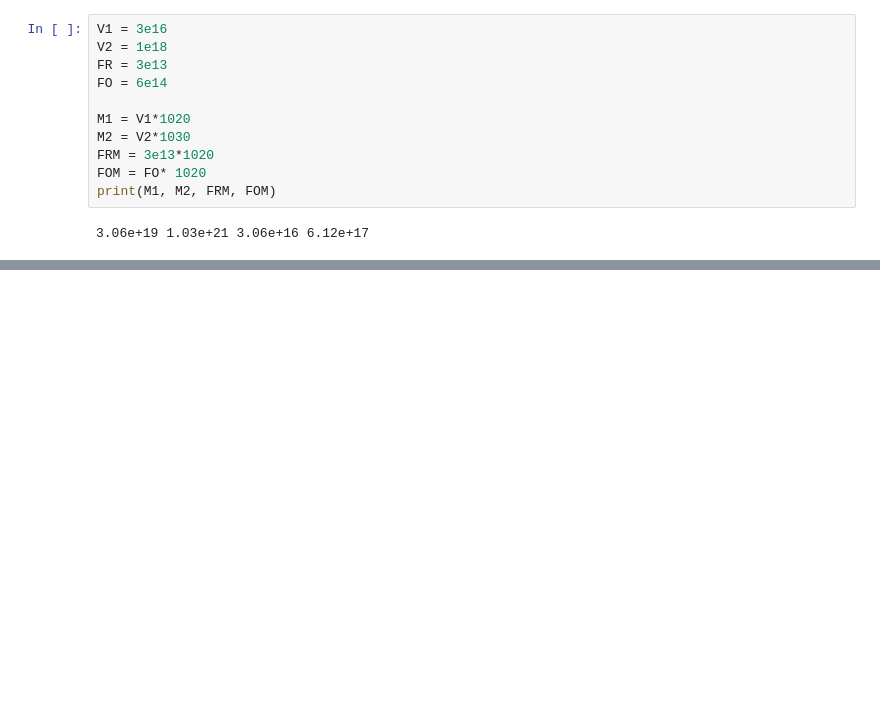
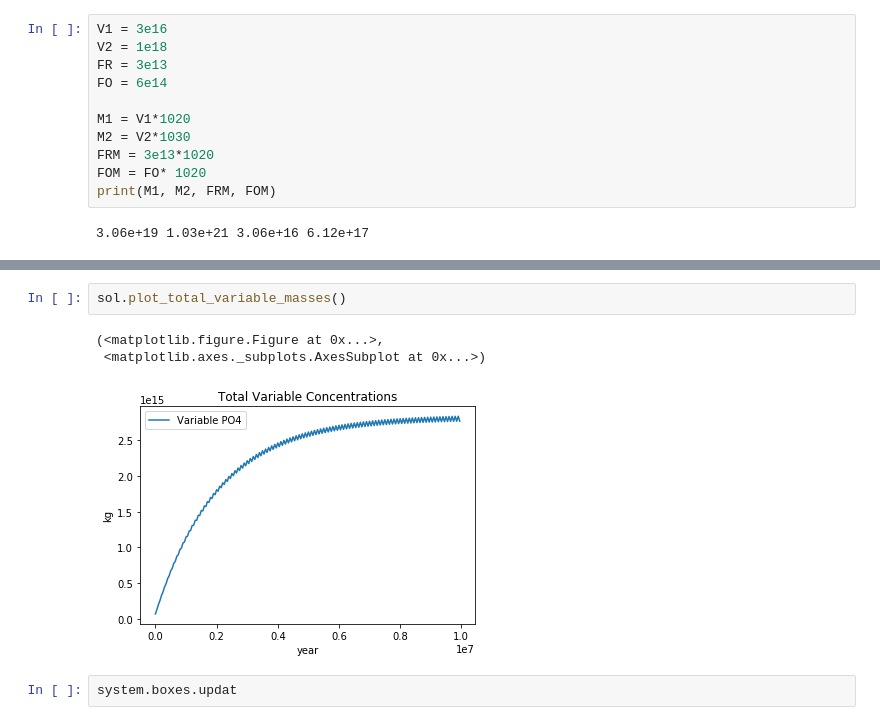
Before and after one commit to maschwanden/boxsimu, a Jupyter notebook: simulations/notebooks/BoxSimu Modelling Methods for Marine Science.ipynb, the cells around one changed output, grey strips where cells are left out. Saved outputs shown, nothing was run; the diff lists cells and outputs as text; blank space fills up the shorter version.

```diff
--- a/simulations/notebooks/BoxSimu Modelling Methods for Marine Science.ipynb
+++ b/simulations/notebooks/BoxSimu Modelling Methods for Marine Science.ipynb
@@ -252,0 +157,8 @@ ur = pint.UnitRegistry()
+# %%
+sol.plot_total_variable_masses()
+# %% [output]
+(<matplotlib.figure.Figure at 0x...>,
+ <matplotlib.axes._subplots.AxesSubplot at 0x...>)
+[figure, added]
+# %%
+system.boxes.updat
```
Also changed, not shown: parts of 30 cells of this notebook, 7 other files.
